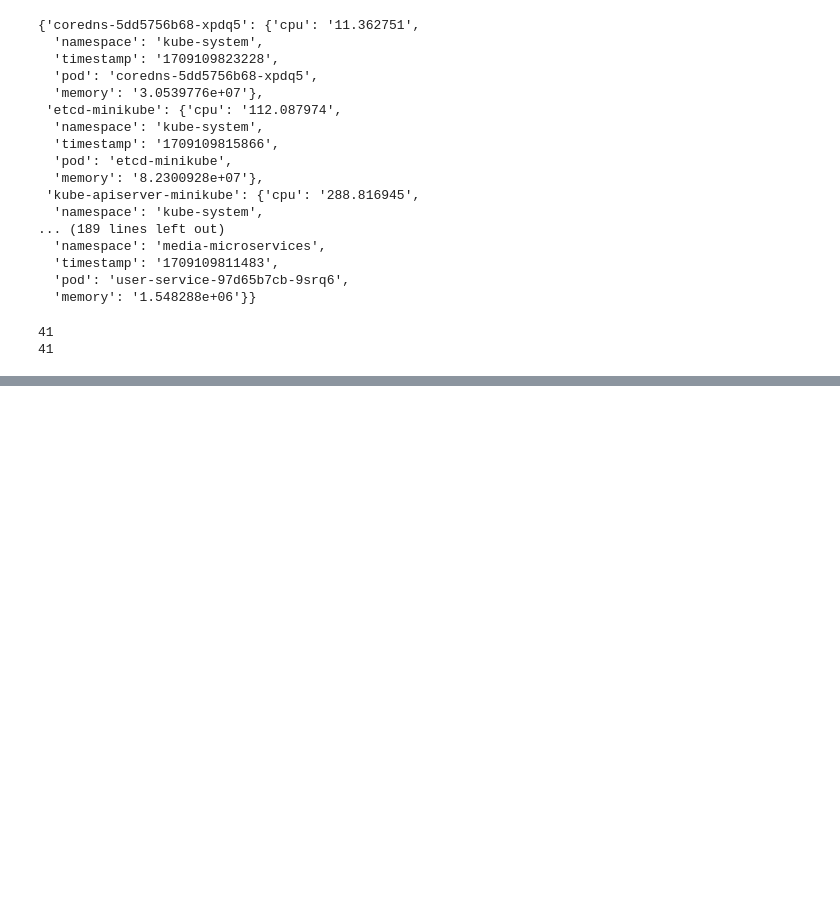
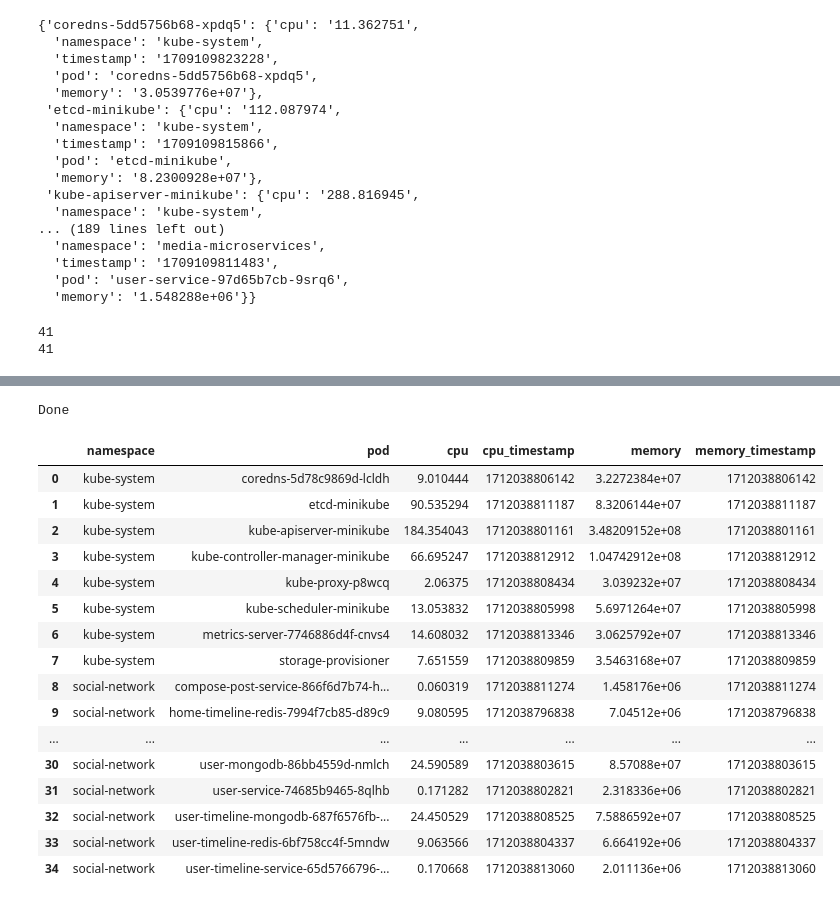
Before and after one commit to rozanfa/kubernetes-metric-collector, a Jupyter notebook: parse-test.ipynb, the cells around one changed output, grey strips where cells are left out. Drawn from its saved outputs; the diff is of its cells as text; code cells hidden in the pictures; blank space fills up the shorter version.

Commit message:
implements data collector

```diff
--- a/parse-test.ipynb
+++ b/parse-test.ipynb
@@ -325,0 +415,67 @@ UnboundLocalError: cannot access local variable 'pods_df' where it is not associ
+# %%
+node_name = "minikube"
+import pandas as pd
+import os
+import time
+# Create a dictionary with the data
+pods = {}
+containers = {}
+nodes = {}
+error_count = 0
+response = api_client.call_api(f"/api/v1/nodes/{node_name}/proxy/metrics/resource", "GET", response_type="str")
+data = str(response[0])
+rows = data.split("\n")
+
+# Remove comments and empty lines
+rows = [row for row in rows if not row.startswith("#") and row.strip() != ""]
+
+# Split lines from rows
+rows = [row.split() for row in rows]
+
+for row in rows:
+    try:
+        if row[0] == "scrape_error":
+            error_count = row[1]
+        elif row[0][:4] == "node":
+            process_node(row, nodes)
+        else:
+            process_pod_or_container(row, pods, containers)
+
+    except IndexError:
+        print("Error:",row)
+
+pods_df = pd.DataFrame(pods.values())
+pods_df.to_csv("pods.csv", mode='a', header=not os.path.exists("pods.csv"), index=False)
+
+containers_df = pd.DataFrame(containers.values())
+containers_df.to_csv("containers.csv", mode='a', header=not os.path.exists("containers.csv"), index=False)
+
+nodes_df = pd.DataFrame(nodes.values())
+nodes_df.to_csv("nodes.csv", mode='a', header=not os.path.exists("nodes.csv"), index=False)
+
+error_count_df = pd.DataFrame({"error_count": [error_count], "timestamp": [time.time()]})
+error_count_df.to_csv("error_count.csv", mode='a', header=not os.path.exists("error_count.csv"), index=False)
+
+print("Done")
+# %% [output]
+Done
+# %%
+pods_df
+# %% [output]
+|  | namespace | pod | cpu | cpu_timestamp | memory | memory_timestamp |
+| 0 | kube-system | coredns-5d78c9869d-lcldh | 9.010444 | 1712038806142 | 3.2272384e+07 | 1712038806142 |
+| 1 | kube-system | etcd-minikube | 90.535294 | 1712038811187 | 8.3206144e+07 | 1712038811187 |
+| 2 | kube-system | kube-apiserver-minikube | 184.354043 | 1712038801161 | 3.48209152e+08 | 1712038801161 |
+| 3 | kube-system | kube-controller-manager-minikube | 66.695247 | 1712038812912 | 1.04742912e+08 | 1712038812912 |
+| 4 | kube-system | kube-proxy-p8wcq | 2.06375 | 1712038808434 | 3.039232e+07 | 1712038808434 |
+| 5 | kube-system | kube-scheduler-minikube | 13.053832 | 1712038805998 | 5.6971264e+07 | 1712038805998 |
+| 6 | kube-system | metrics-server-7746886d4f-cnvs4 | 14.608032 | 1712038813346 | 3.0625792e+07 | 1712038813346 |
+| 7 | kube-system | storage-provisioner | 7.651559 | 1712038809859 | 3.5463168e+07 | 1712038809859 |
+| 8 | social-network | compose-post-service-866f6d7b74-h... | 0.060319 | 1712038811274 | 1.458176e+06 | 1712038811274 |
+| 9 | social-network | home-timeline-redis-7994f7cb85-d89c9 | 9.080595 | 1712038796838 | 7.04512e+06 | 1712038796838 |
+| ... | ... | ... | ... | ... | ... | ... |
+| 30 | social-network | user-mongodb-86bb4559d-nmlch | 24.590589 | 1712038803615 | 8.57088e+07 | 1712038803615 |
+| 31 | social-network | user-service-74685b9465-8qlhb | 0.171282 | 1712038802821 | 2.318336e+06 | 1712038802821 |
+| 32 | social-network | user-timeline-mongodb-687f6576fb-... | 24.450529 | 1712038808525 | 7.5886592e+07 | 1712038808525 |
+| 33 | social-network | user-timeline-redis-6bf758cc4f-5mndw | 9.063566 | 1712038804337 | 6.664192e+06 | 1712038804337 |
+| 34 | social-network | user-timeline-service-65d5766796-... | 0.170668 | 1712038813060 | 2.011136e+06 | 1712038813060 |
```
Also changed, not shown: parts of 7 cells of this notebook, 13 other files.
